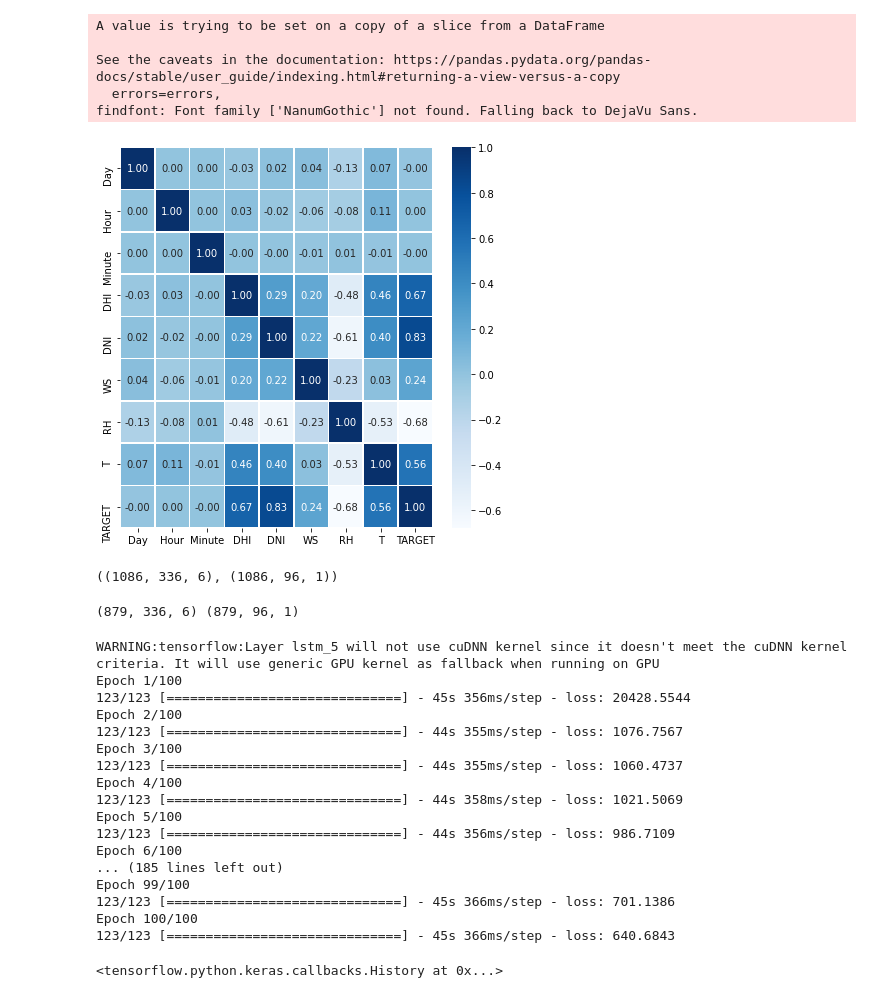
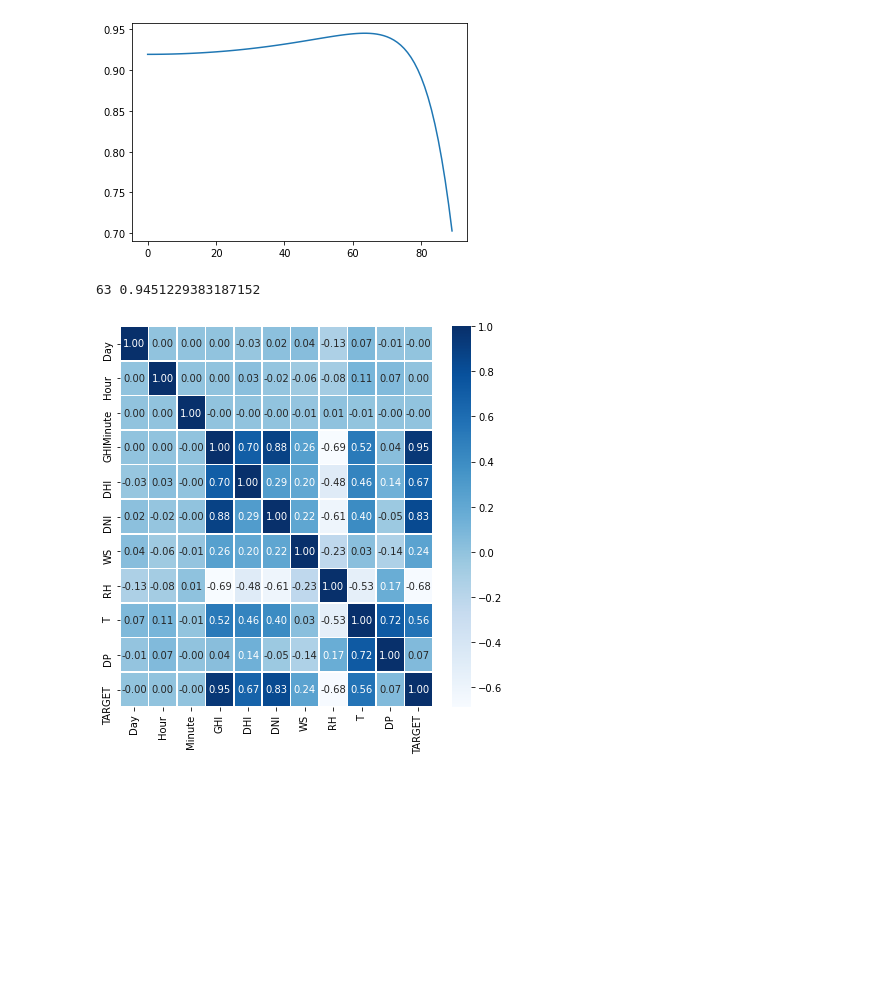
Before and after one commit to J-woooo/Dacon, a Jupyter notebook: jyuuuuuung/kingsolarbeam (1).ipynb, the cells around one changed output. Saved outputs shown, nothing was run; the diff lists cells and outputs as text; code cells hidden in the pictures; blank space fills up the shorter version.

```diff
--- a/jyuuuuuung/kingsolarbeam (1).ipynb
+++ b/jyuuuuuung/kingsolarbeam (1).ipynb
@@ -24,18 +25,47 @@ solar_data = pd.read_csv('train.csv',encoding='utf-8')
+# %%
+corrList = []
+corr = lambda p : p['TARGET'].corr(p['GHI'])
+
+def makeCorrList(df):
+    result = corr(df)
+    corrList.append(result)
+
+for i in range(0,90):
+    solar_data['GHI'] = solar_data['DNI']*math.cos(math.pi/180*i)+solar_data['DHI']
+    makeCorrList(solar_data)
+
+x = np.arange(0,90)
+plt.plot(x,corrList)
+plt.show()
+
+print(corrList.index(max(corrList)), max(corrList))
+# %% [output]
+[figure, added]
+63 0.9451229383187152
+# %%
+solar_data['GHI'] = solar_data['DNI']*math.cos(math.pi/180*63)+solar_data['DHI']
+# %%
+def eval_dewpoint(T, RH):
+    b = 17.62
+    c = 243.12
+    gamma = (b * T / (c + T)) + math.log(RH / 100.0)
+    dewpoint = (c * gamma) / (b - gamma)
+    return dewpoint
+# %%
+for i in range(len(solar_data)):
+    solar_data.loc[i, ["DP"]] = eval_dewpoint(float(solar_data.loc[i, ["T"]]), solar_data.loc[i , ["RH"]])
+# %%
+solar_data = solar_data.reindex(columns=["Day", "Hour", "Minute", "GHI", "DHI", "DNI", "WS", "RH", "T", "DP", "TARGET"])
 # %%
 mask = (solar_data.Hour==12)&(solar_data.Minute==00)
-solar_data_filtered = solar_data.loc[mask,:]
-solar_data_filtered.drop(['Day', 'Hour','Minute'], axis='columns', inplace=True)
+# solar_data_filtered = solar_data.loc[mask,:]
+# solar_data_filtered.drop(['Day', 'Hour','Minute'], axis='columns', inplace=True)
 plt.figure(figsize=(7, 7))
 # sns.heatmap(data=solar_data_filtered.corr(), annot=True,fmt='.2f', linewidths=.5, cmap='Blues')
 sns.heatmap(data=solar_data.corr(), annot=True,fmt='.2f', linewidths=.5, cmap='Blues')
 plt.rcParams['font.family'] = 'NanumGothic'
 # %% [output]
-A value is trying to be set on a copy of a slice from a DataFrame
-
-See the caveats in the documentation: https://pandas.pydata.org/pandas-docs/stable/user_guide/indexing.html#returning-a-view-versus-a-copy
-  errors=errors,
-findfont: Font family ['NanumGothic'] not found. Falling back to DejaVu Sans.
-[figure, old version]
+[figure, new version]
 # %%
 solar_data.drop(['Day', 'Hour','Minute'], axis='columns', inplace=True)
 # %%
@@ -72,10 +102,6 @@ for i in list_index:
 # %%
 input_array = np.array(input_data)
 output_array = np.reshape(np.array(output_data),(1086,96,1))
-# %%
-input_array.shape, output_array.shape
-# %% [output]
-((1086, 336, 6), (1086, 96, 1))
 # %%
 # 데이터셋 분배
 train_x, test_x, train_y, test_y = train_test_split(input_array, output_array, test_size = 0.1,shuffle = False)
@@ -83,34 +109,3 @@ train_x, val_x, train_y, val_y = train_test_split(train_x, train_y, test_size=0.
 
 # x_train = np.reshape(x_train, (x_train.shape[0], x_train.shape[1],1))
 # train_x = train_x.reshape((train_x.shape[0], 7, 1, 48, 6))
-# %%
-print(train_x.shape,train_y.shape)
-# %% [output]
-(879, 336, 6) (879, 96, 1)
-# %%
-	model = Sequential()
-	model.add(LSTM(1048, activation='relu', input_shape=(336, 6)))
-	model.add(Dense(256, activation='relu'))
-	model.add(Dense(96))
-	model.compile(loss='mse', optimizer='adam')
-	# fit network
-	model.fit(train_x, train_y, epochs=100, batch_size=8, verbose=1)
-# %% [output]
-WARNING:tensorflow:Layer lstm_5 will not use cuDNN kernel since it doesn't meet the cuDNN kernel criteria. It will use generic GPU kernel as fallback when running on GPU
-Epoch 1/100
-123/123 [==============================] - 45s 356ms/step - loss: 20428.5544
-Epoch 2/100
-123/123 [==============================] - 44s 355ms/step - loss: 1076.7567
-Epoch 3/100
-123/123 [==============================] - 44s 355ms/step - loss: 1060.4737
-Epoch 4/100
-123/123 [==============================] - 44s 358ms/step - loss: 1021.5069
-Epoch 5/100
-123/123 [==============================] - 44s 356ms/step - loss: 986.7109
-Epoch 6/100
-... (185 lines left out)
-Epoch 99/100
-123/123 [==============================] - 45s 366ms/step - loss: 701.1386
-Epoch 100/100
-123/123 [==============================] - 45s 366ms/step - loss: 640.6843
-<tensorflow.python.keras.callbacks.History at 0x...>
```
Also changed, not shown: parts of 14 cells of this notebook.
